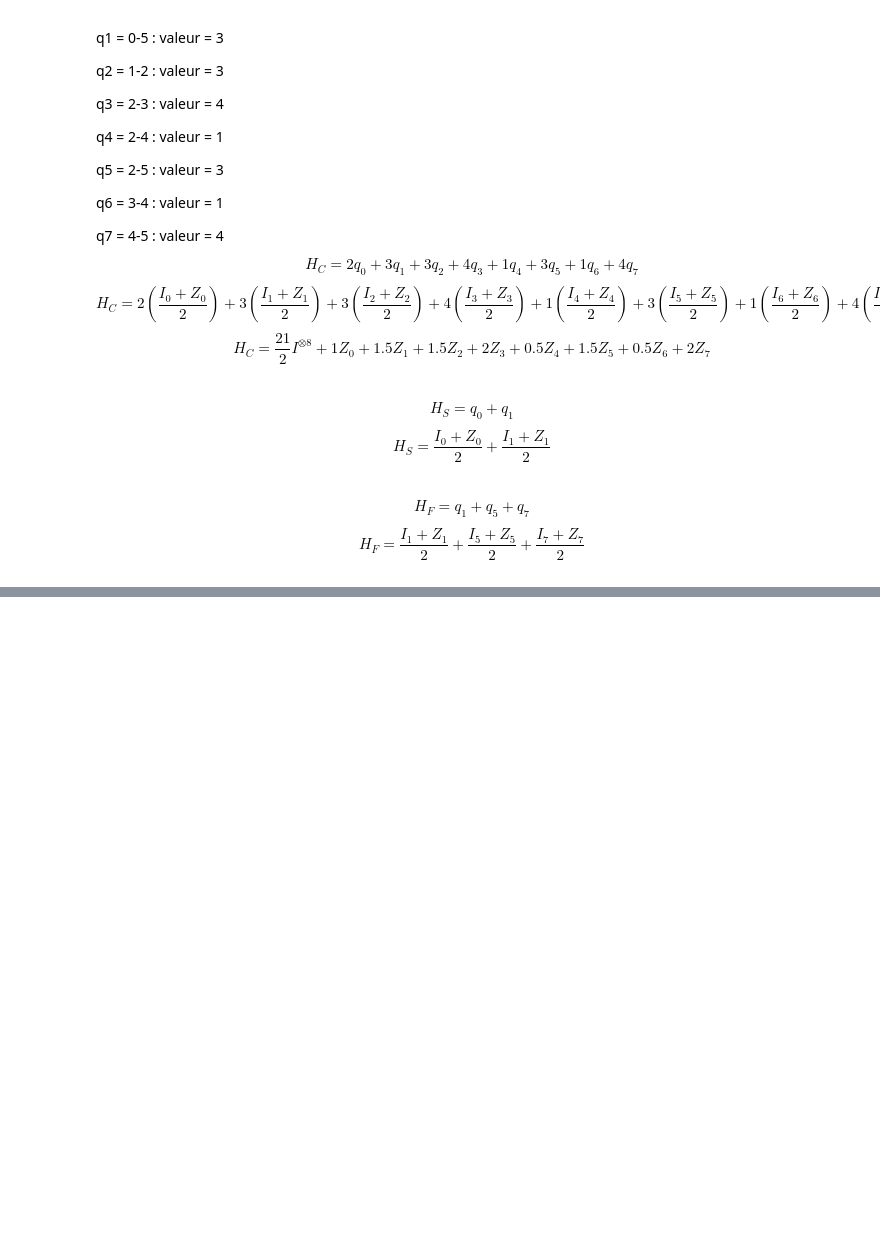
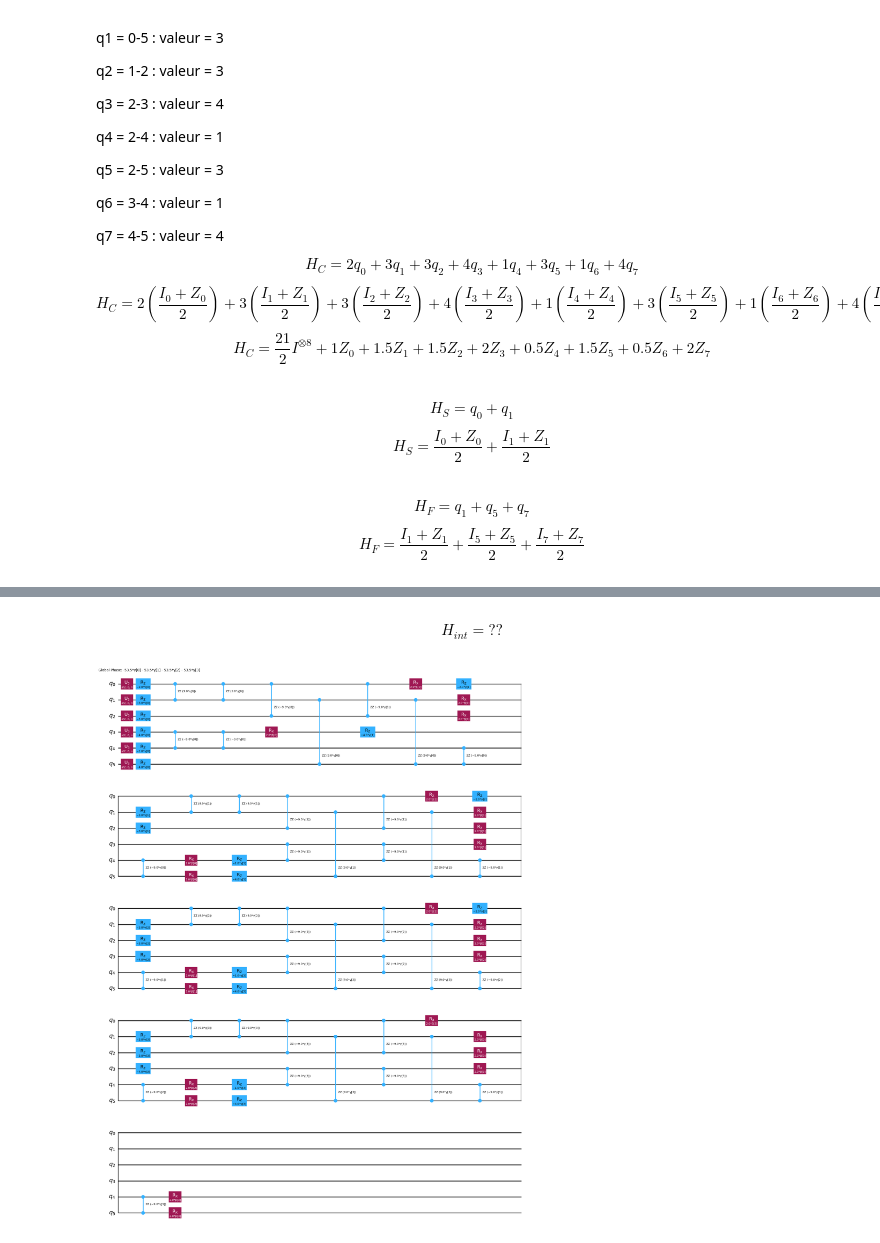
Before and after one commit to harshana20011/quactography, a Jupyter notebook: scripts/first_step_H_test.ipynb, the cells around one changed output, grey strips where cells are left out. Cells and saved outputs as stored; diff of their text form; code cells hidden in the pictures; blank space fills up the shorter version.

```diff
--- a/scripts/first_step_H_test.ipynb
+++ b/scripts/first_step_H_test.ipynb
@@ -239,0 +230,44 @@ objective_function(1)
+# %% [markdown]
+$$H_{int} = ?? $$
+# %%
+# # Version avec croisement
+# h_1 = SparsePauliOp.from_list([("IIIIIZII", -0.5),
+#                                ("IIIIIIIZ", +0.5)])
+
+# h_2 = SparsePauliOp.from_list([("IIIIZIII", -0.5),
+#                                ("IIIZIIII", -0.5),
+#                                ("IIZIIIII", -0.5),
+#                                ("IIIIIZII", +0.5)])
+
+# h_3 = SparsePauliOp.from_list([("IZIIIIII", +0.5),
+#                                ("IIIIZIII", -0.5)])
+
+# h_4 = SparsePauliOp.from_list([("ZIIIIIII", +0.5),
+#                                ("IZIIIIII", -0.5)])
+# # Alpha shouldn't be too big to keep the energy spectrum of the hamiltonian usable with QAOA.
+# alpha = 18
+# # QUBO representation of Hamiltonian (cost function).
+# h = -h_c - alpha * ((h_s**2) + (h_f**2) + (h_1**2)  + (h_3**2) + (h_4**2))
+
+# Version sans croisement :
+h_1 = SparsePauliOp.from_list([("IIIZII", -0.5),
+                               ("IIIIIZ", +0.5)])
+
+h_2 = SparsePauliOp.from_list([("IIZIII", -0.5),
+                               ("IIIZII", +0.5)])
+
+h_3 = SparsePauliOp.from_list([("IZIIII", -0.5),
+                               ("IIZIII", +0.5)])
+
+h_4 = SparsePauliOp.from_list([("ZIIIII", -0.5),
+                               ("IZIIII", +0.5)])
+# Alpha shouldn't be too big to keep the energy spectrum of the hamiltonian usable with QAOA.
+alpha = 18
+# QUBO representation of Hamiltonian (cost function).
+h = h_c + alpha * ((h_s**2) + (h_f**2) + (h_1**2)  + (h_3**2) + (h_4**2))
+# %%
+# Create QAOA circuit.
+ansatz = QAOAAnsatz(h, reps=4)
+ansatz.decompose(reps=3).draw(output="mpl", style="iqp")
+# %% [output]
+[figure, added]
```
Also changed, not shown: parts of 15 cells of this notebook, 3 other files.
